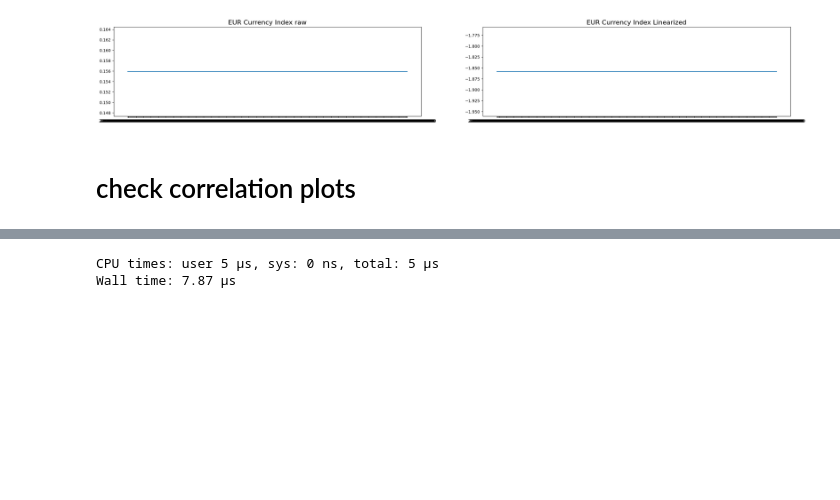
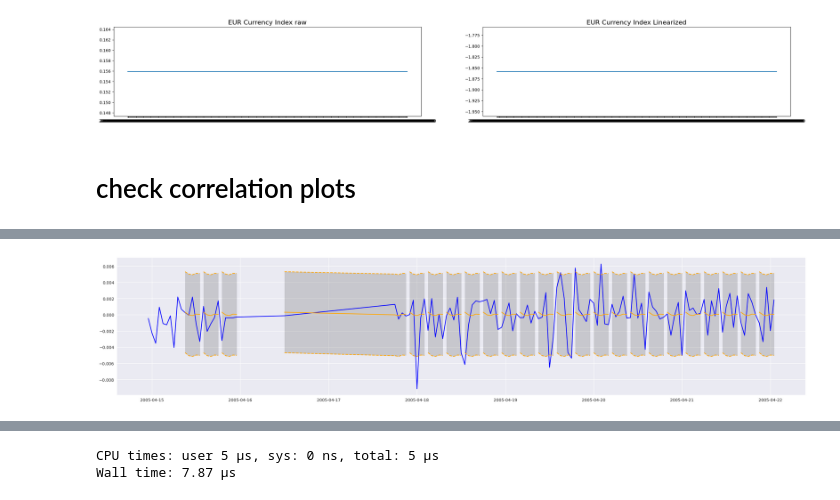
Before and after one commit to alexcolls/rex-ai, a Jupyter notebook: notebooks/paul/03-arima_for_currency_idxs.ipynb, the cells around one changed output, grey strips where cells are left out. Cells and saved outputs as stored; diff of their text form; code cells hidden in the pictures; blank space fills up the shorter version.

```diff
--- a/notebooks/paul/03-arima_for_currency_idxs.ipynb
+++ b/notebooks/paul/03-arima_for_currency_idxs.ipynb
@@ -168,0 +241,20 @@ result_add.plot();
+# %%
+forecast = arima_pred_df.AUD
+forecast.index = arima_pred_df.index.to_timestamp()
+# forecast
+conf = conf_int[['lower AUD', 'upper AUD']]
+# conf.index = pd.to_datetime(conf_int.index)
+# conf
+# train.index = pd.to_datetime(train.index)
+# test.index = pd.to_datetime(test.index)
+
+# include train.index > '2015-04-12' # use this instaed of train
+# conf_int.index = test.index
+plt.figure(figsize=(15,5))
+plt.plot(forecast, c='orange')
+plt.plot(conf['lower AUD'], label='low', c='orange', ls='--')
+plt.plot(conf['upper AUD'], label='high', c='orange', ls='--')
+plt.plot(train, c='blue')
+plt.plot(test, c='blue')
+plt.fill_between(test.index, conf['lower AUD'], conf['upper AUD'], color='k', alpha=.15);
+plt.legend()
@@ -168,0 +281,72 @@ result_add.plot();
+# %%
+currency = 'AUD'
+
+last = 130
+
+# select columns with chosen currency
+y_full = df[[x for x in df if x.endswith(currency)]]
+# get only a subset
+y = y_full[-last:]
+y.index = pd.to_datetime(y.index).to_period('H').to_timestamp().values
+
+# conf_int_viz = conf_int[[x for x in conf_int if x.endswith(currency)]]
+# conf_int_viz.index = conf_int_viz.index.to_timestamp()
+
+# y = arima_pred_df.reset_index()
+step = 5 # have to be the same as the number forecasted hours, like len(arima_pred_df.index)
+
+with plt.style.context("seaborn"):
+    fig , ax = plt.subplots(nrows = 1 , ncols = 1, figsize=(30,6))
+    ax.plot(y, c = "blue")
+    # plt.xlim(date('2005-03-12'))
+
+    for ind in range(10,130,step):     #int(0.9*len(df.index)), int(len(df.index)),step):      # range(30,100,step):
+
+        y_train = y[:ind]
+        y_test = y[ind:ind+step]
+
+        with warnings.catch_warnings():
+            warnings.simplefilter('ignore', category=Warning)
+
+            column=currency
+            arima = ARIMA(train[column],order=params[column])
+            arima_fit = arima.fit()
+            forecast_results = arima_fit.get_forecast(step, alpha=0.05) # get_forecast( ) define the length of predictions
+
+            forecast = forecast_results.predicted_mean.reset_index(drop=True)
+            # forecast = arima.forecast(15, alpha=0.05)
+            conf_int = pd.DataFrame(forecast_results.conf_int().values, columns=['low', 'high'])
+
+            forecast.index = sorted(list(y_test.index))
+            conf_int.index = sorted(list(y_test.index))
+            ax.plot(forecast, c='orange')
+            ax.plot(conf_int['low'], label='low', c='orange', ls='--')
+            ax.plot(conf_int['high'], label='high', c='orange', ls='--')
+    #         ax.plot(y_train, c='blue')
+    #         ax.plot(y_test, c='blue')
+            ax.fill_between(y_test.index, conf_int['low'], conf_int['high'], color='k', alpha=.15);
+
+        #         arima_forc_dict['next_hour_index'] = list(forecast_results.predicted_mean.index) # hourly indexes we predict
+        #         arima_forc_dict[column] = list(forecast_results.predicted_mean) # forecast values
+
+        #         conf_int_dict['next_hour_index'] = list(forecast_results.conf_int().index)
+        #         # conf_int_dict[column] = list(list(forecast_results.conf_int()))
+        #         # print(f'{list(forecast_results.conf_int())} \n')
+        #         lower = list(forecast_results.conf_int().iloc[:,0])
+        #         upper = list(forecast_results.conf_int().iloc[:,1])
+        #         #labels
+        #         conf_int_dict["next_hour_index"] = list(forecast_results.conf_int().index)
+        #         conf_int_dict[list(forecast_results.conf_int())[0]] = lower
+        #         conf_int_dict[list(forecast_results.conf_int())[1]] = upper
+
+        # # create df from the from dataframe with suitable lables and index
+        # arima_pred_df = pd.DataFrame.from_dict(arima_forc_dict).set_index('next_hour_index')
+        # conf_int = pd.DataFrame(conf_int_dict).set_index('next_hour_index')[-last]
+        # conf_int.index = conf_int.index.to_timestamp().values
+
+        # ax.plot(arima_pred_df, c='orange')
+        # ax.plot(conf_int['lower AUD'], label='low', c='orange', ls='--')
+        # ax.plot(conf_int['upper AUD'], label='high', c='orange', ls='--')
+        # ax.fill_between(y_test.index, conf_int['low'], conf_int['high'], color='k', alpha=.15);
+# %% [output]
+[figure, added]
```
Also changed, not shown: parts of 72 cells of this notebook, 1 other file.
